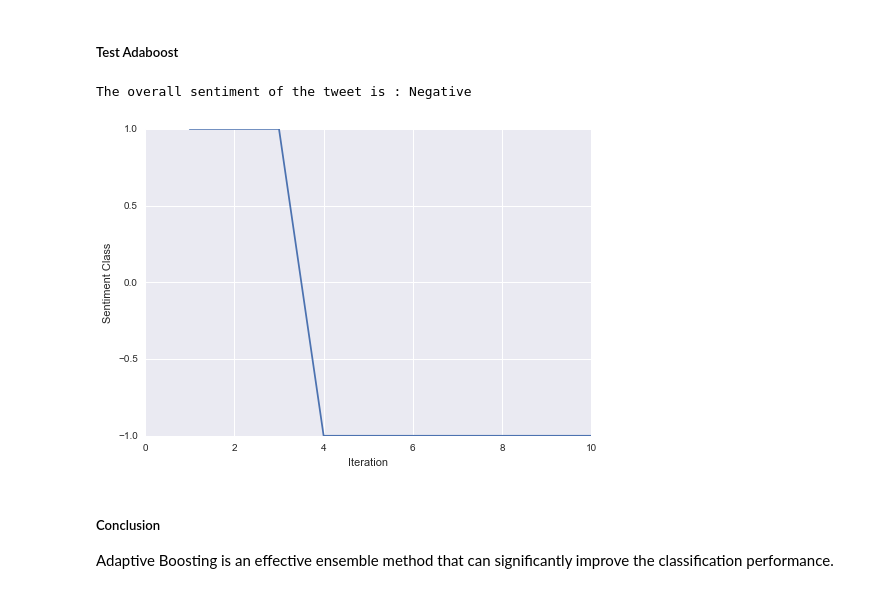
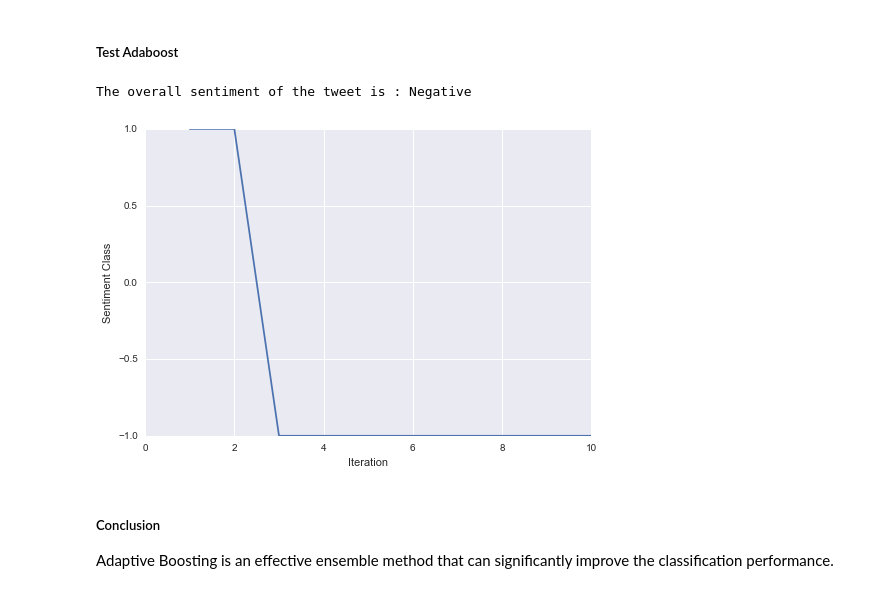
Before and after one commit to umairacheema/adaboost, a Jupyter notebook: Adaboost.ipynb, the cells around one changed output. Drawn from its saved outputs; the diff is of its cells as text; code cells hidden in the pictures.

```diff
--- a/Adaboost.ipynb
+++ b/Adaboost.ipynb
@@ -161,24 +161,24 @@ plt.xlabel('Number of Decision Trees')
 # %% [markdown]
 ##### Test Adaboost
 # %%
-Tweet = "@This is bad"
+Tweet = "This is bad"
 sentiment_test([Tweet],adaboost_model,vectorizer)
 
 #Plot iteration against the class decision
 staged_predictions_generator = adaboost_model.staged_predict(vectorizer.transform([Tweet]))
 class_labels=[]
 for stage_prediction in staged_predictions_generator:
     class_labels.append(stage_prediction)
 
 plt.plot(range(1,len(adaboost_model)+1),class_labels)
 #plt.title("Prediction for ",Tweet)
 plt.xlabel("Iteration")
 plt.ylabel("Sentiment Class")
 plt.xlim(0,10)
 plt.show()
 # %% [output]
 The overall sentiment of the tweet is : Negative
-[figure, old version]
+[figure, new version]
 # %% [markdown]
 ##### Conclusion
 Adaptive Boosting is an effective ensemble method that can significantly improve the classification performance.
```
Also changed, not shown: parts of 9 cells of this notebook.
